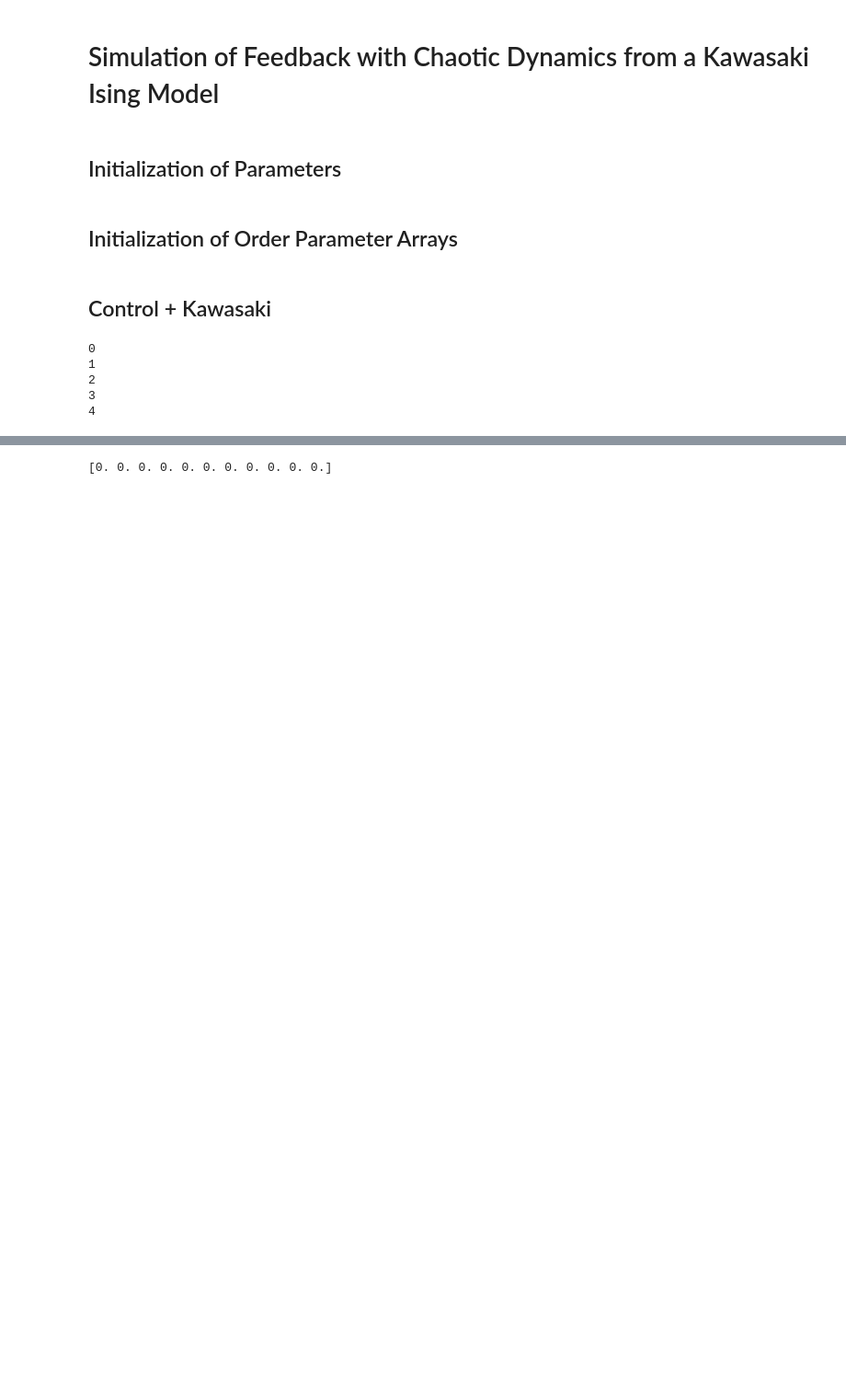
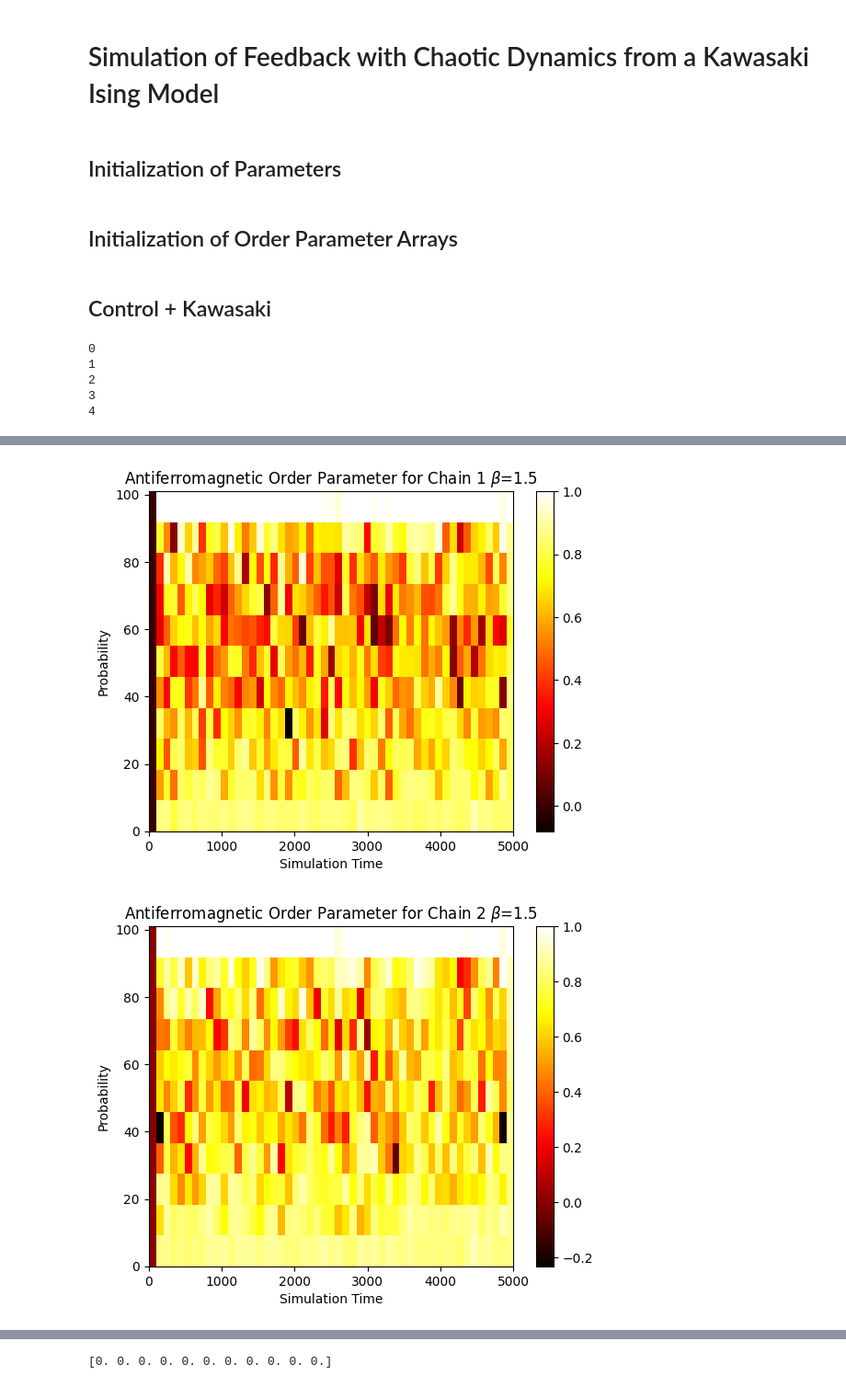
Before and after one commit to joshkarten/LabResearch, a Jupyter notebook: Simulation.ipynb, the cells around one changed output, grey strips where cells are left out. Shown at 92% size. Saved outputs shown, nothing was run; the diff lists cells and outputs as text; code cells hidden in the pictures; blank space fills up the shorter version.

```diff
--- a/Simulation.ipynb
+++ b/Simulation.ipynb
@@ -201 +213,48 @@ print(record1[-1,-1],  record2[-1,-1])
 1.0 1.0
+# %%
+
+fig,ax = plt.subplots()
+rec1=ax.imshow(record1, cmap='hot', interpolation='nearest', origin='lower', extent=[0,(length**2)//2,low_prob,high_prob], vmin=np.min(record1), vmax=np.max(record1), aspect='auto')
+fig.colorbar(rec1, ax=ax, location ='right', shrink = 1)
+ax.set_xlabel(r'Simulation Time')
+ax.set_ylabel(r'Probability')
+ax.set_title(r'Antiferromagnetic Order Parameter for Chain 1 $\beta$=' + str(Beta))
+fig.savefig(path+'AFM Param Heatmap Chain 1 Length = ' + str(length) +'.png')
+
+fig,ax = plt.subplots()
+rec1=ax.imshow(record2, cmap='hot', interpolation='nearest', origin='lower', extent=[0,(length**2)//2,low_prob,high_prob],vmin=np.min(record2), vmax=np.max(record2), aspect='auto')
+fig.colorbar(rec1, ax=ax, location ='right', shrink = 1)
+ax.set_xlabel(r'Simulation Time')
+ax.set_ylabel(r'Probability')
+ax.set_title(r'Antiferromagnetic Order Parameter for Chain 2 $\beta$=' + str(Beta))
+fig.savefig(path+'AFM Param Heatmap Chain 2 Length = ' + str(length) +'.png')
+
+
+fig,ax = plt.subplots()
+rec1=ax.imshow(np.average(recordferro, axis=0), cmap='hot', interpolation='nearest', origin='lower', extent=[0,(length**2)//2,low_prob,high_prob],vmin=np.min(np.average(recordferro, axis=0)), vmax=np.max(np.average(recordferro, axis=0)), aspect='auto')
+fig.colorbar(rec1, ax=ax, location ='right', shrink = 1)
+ax.set_xlabel(r'Simulation Time')
+ax.set_ylabel(r'Probability')
+ax.set_title(r'Ferromagnetic Order Parameter for the Lattice $\beta$=' + str(Beta))
+fig.savefig(path+'FM Param Heatmap Length = ' + str(length) +'.png')
+
+
+fig,ax = plt.subplots()
+rec1=ax.imshow( np.average(staggeredMagnetization, axis=0), cmap='hot', interpolation='nearest', origin='lower',extent=[0,(length**2)//2,low_prob,high_prob], vmin=np.min(np.average(staggeredMagnetization, axis=0)), vmax=np.max(np.average(staggeredMagnetization, axis=0)), aspect='auto')
+fig.colorbar(rec1, ax=ax, location ='right', shrink = 1)
+ax.set_xlabel(r'Simulation Time')
+ax.set_ylabel(r'Probability')
+ax.set_title(r'Staggered Magnetization for the Lattice $\beta$=' + str(Beta))
+fig.savefig(path+'Staggered Magnetization Heatmap Length = ' + str(length) +'.png')
+
+
+fig,ax = plt.subplots()
+rec1=ax.imshow(totalparam,cmap = 'hot',interpolation='nearest', origin='lower', extent=[0,(length**2)//2,low_prob,high_prob],vmin=np.min(totalparam), vmax=np.max(totalparam), aspect='auto')
+fig.colorbar(rec1, ax=ax, location ='right', shrink = 1)
+ax.set_xlabel(r'Simulation Time')
+ax.set_ylabel(r'Probability')
+ax.set_title(r'Antiferromagnetic Order Parameter for the Lattice $\beta$=' + str(Beta))
+fig.savefig(path+'AFM Param Heatmap Lattice Length = ' + str(length) +'.png')
+# %% [output]
+[figure, added]
+[figure, added]
```
Also changed, not shown: parts of 8 cells of this notebook, 4 other files.
